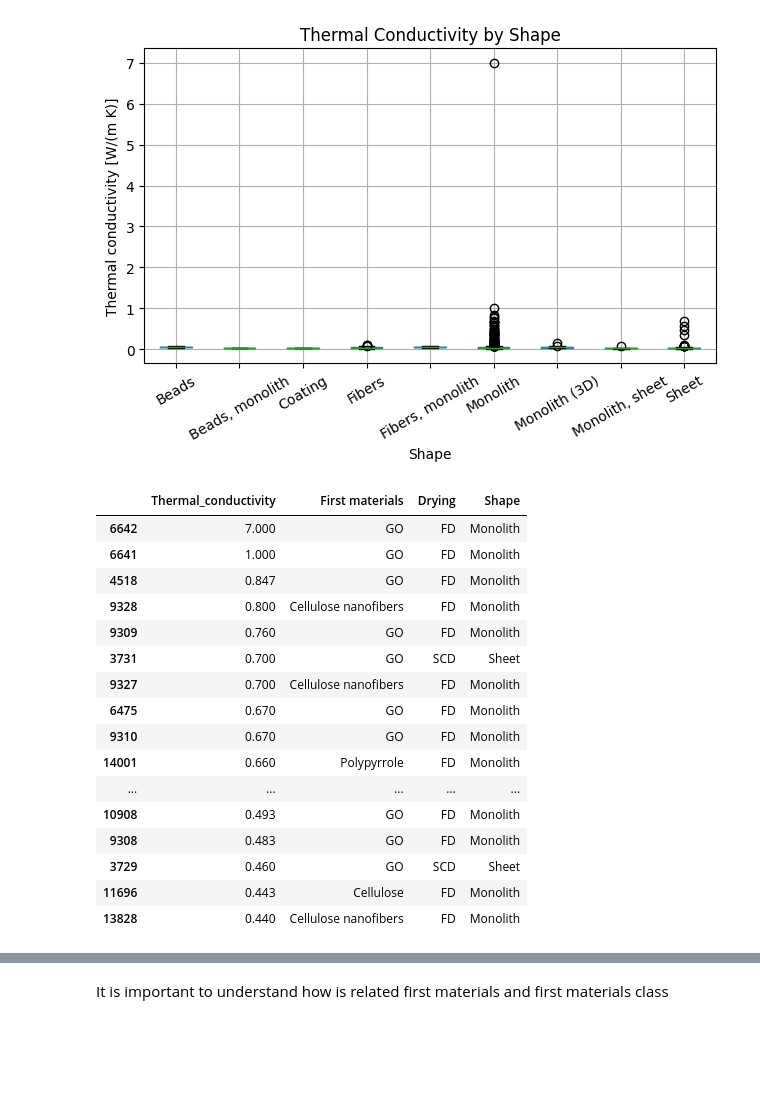
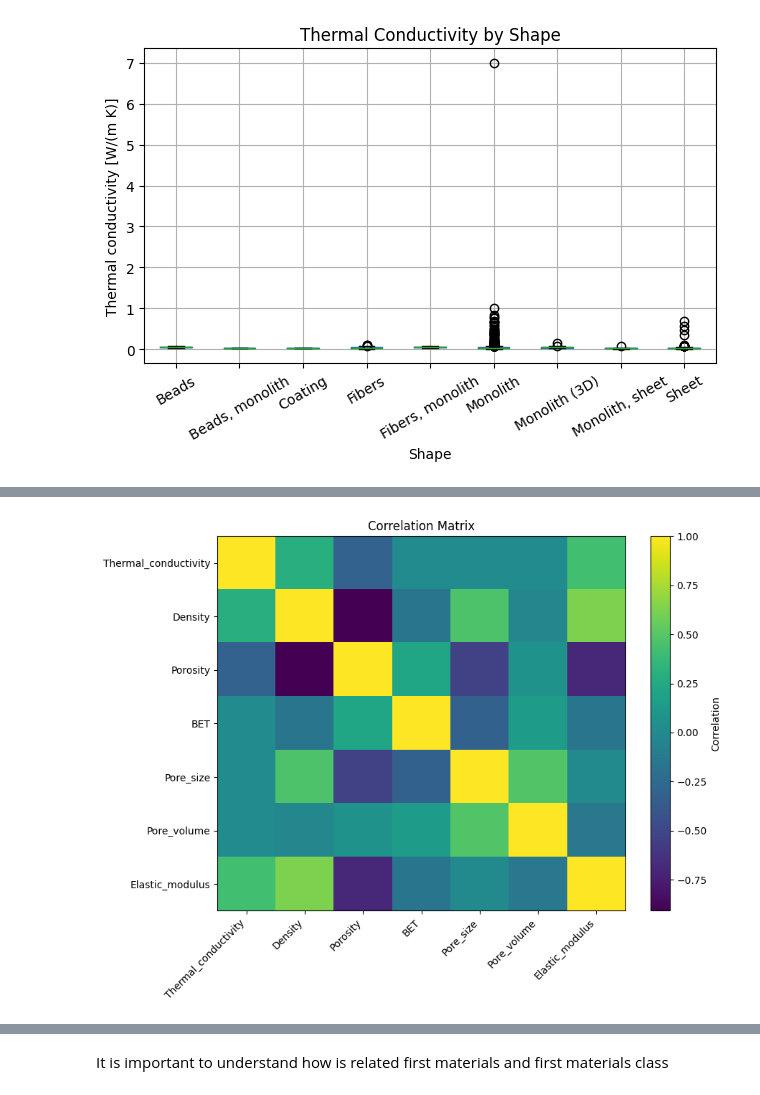
Before and after one commit to paulagirones/Aerogels_thermal_conductivity, a Jupyter notebook: aerogels_thermal_conductivity_ml.ipynb, the cells around one changed output, grey strips where cells are left out. Drawn from its saved outputs; the diff is of its cells as text; code cells hidden in the pictures; blank space fills up the shorter version.

```diff
--- a/aerogels_thermal_conductivity_ml.ipynb
+++ b/aerogels_thermal_conductivity_ml.ipynb
@@ -519,28 +520,32 @@ for col in ['Drying', 'Shape']:
 [figure]
 <Figure size 800x500 with 0 Axes>
 [figure]
-# %%
-# Display the highest thermal conductivity values
-display(
-    df[['Thermal_conductivity', 'First materials', 'Drying', 'Shape']]
-    .sort_values('Thermal_conductivity', ascending=False)
-    .head(20)
-)
-# %% [output]
-|  | Thermal_conductivity | First materials | Drying | Shape |
-| 6642 | 7.000 | GO | FD | Monolith |
-| 6641 | 1.000 | GO | FD | Monolith |
-| 4518 | 0.847 | GO | FD | Monolith |
-| 9328 | 0.800 | Cellulose nanofibers | FD | Monolith |
-| 9309 | 0.760 | GO | FD | Monolith |
-| 3731 | 0.700 | GO | SCD | Sheet |
-| 9327 | 0.700 | Cellulose nanofibers | FD | Monolith |
-| 6475 | 0.670 | GO | FD | Monolith |
-| 9310 | 0.670 | GO | FD | Monolith |
-| 14001 | 0.660 | Polypyrrole | FD | Monolith |
-| ... | ... | ... | ... | ... |
-| 10908 | 0.493 | GO | FD | Monolith |
-| 9308 | 0.483 | GO | FD | Monolith |
-| 3729 | 0.460 | GO | SCD | Sheet |
-| 11696 | 0.443 | Cellulose | FD | Monolith |
-| 13828 | 0.440 | Cellulose nanofibers | FD | Monolith |
+# %%
+# Correlation matrix to see relations between target and other numerical variables
+correlation_matrix = df[numerical_features].corr()
+
+display(correlation_matrix)
+
+plt.figure(figsize=(9, 7))
+
+plt.imshow(correlation_matrix, aspect='auto')
+
+plt.xticks(
+    range(len(correlation_matrix.columns)),
+    correlation_matrix.columns,
+    rotation=45,
+    ha='right'
+)
+
+plt.yticks(
+    range(len(correlation_matrix.columns)),
+    correlation_matrix.columns
+)
+
+plt.colorbar(label='Correlation')
+
+plt.title('Correlation Matrix')
+
+plt.tight_layout()
+plt.show()
+# %% [output]
@@ -546,0 +560 @@ display(
+[figure, added]
```
Also changed, not shown: parts of 8 cells of this notebook.
